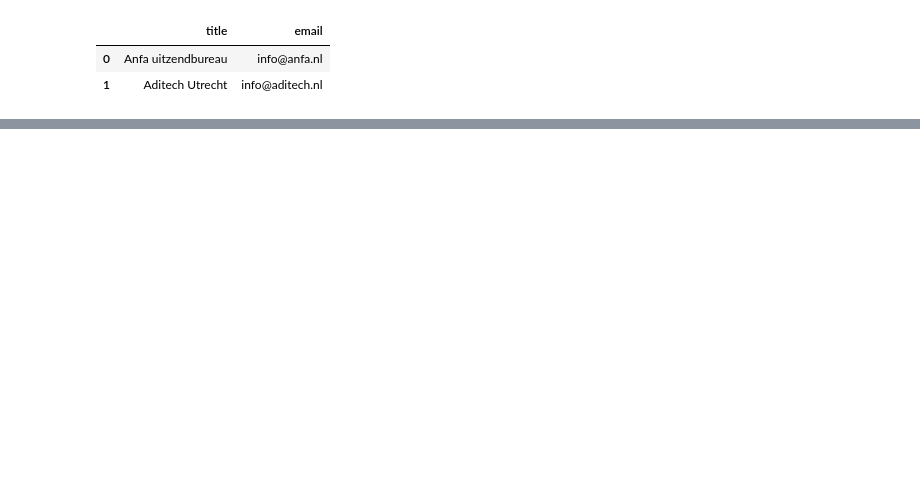
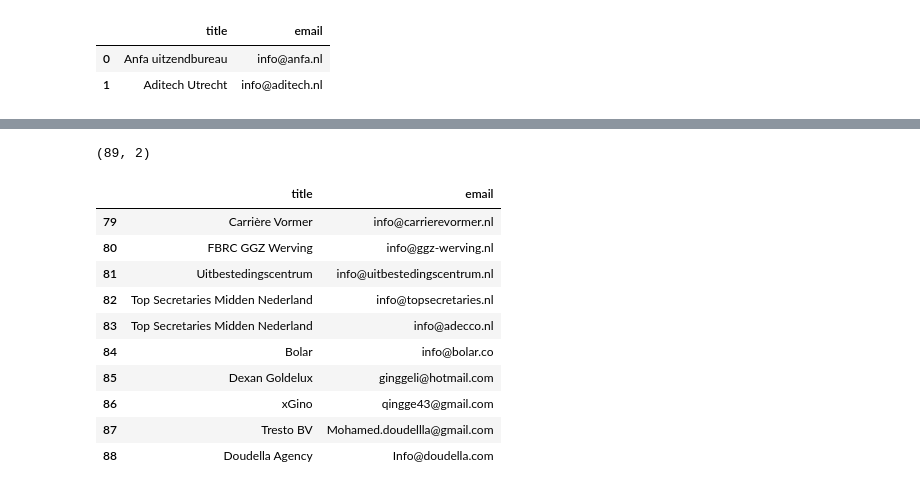
Before and after one commit to xgino/bolar, a Jupyter notebook: market_research/send_email.ipynb, the cells around one changed output, grey strips where cells are left out. Cells and saved outputs as stored; diff of their text form; code cells hidden in the pictures; blank space fills up the shorter version.

```diff
--- a/market_research/send_email.ipynb
+++ b/market_research/send_email.ipynb
@@ -40,0 +34,10 @@ df.shape
+# %%
+# Split the 'email' column into multiple rows with the same title
+df_copy = duplicate_rows.assign(email=duplicate_rows['email'].str.split(','))
+
+# Explode the DataFrame to create a new row for each email
+df_copy = df_copy.explode('email').reset_index(drop=True)
+
+# Display the modified DataFrame
+print("\nModified DataFrame:")
+print(df_copy[['title', 'email']])
@@ -40,0 +49,9 @@ df.shape
+# %%
+# Remove rows with duplicate emails from the original DataFrame
+df = df[~df.index.isin(duplicate_rows.index)]
+
+# Merge the modified DataFrame back into the original DataFrame
+df = pd.concat([df, df_copy], ignore_index=True)
+
+# Display the updated DataFrame
+print("\nUpdated DataFrame:")
@@ -40,0 +64,15 @@ df.shape
+# %%
+# Create a DataFrame
+test_data = {'title': ['Bolar', 'Dexan Goldelux', 'xGino', 'Tresto BV', 'Doudella Agency'],
+        'email': ['info@bolar.co', 'ginggeli@hotmail.com', 'qingge43@gmail.com', 'Mohamed.doudellla@gmail.com', 'Info@doudella.com']}
+
+test_df = pd.DataFrame(test_data)
+
+# Save the DataFrame to a CSV file
+test_df.to_csv('test_emails.csv', index=False)
+
+print("CSV file created successfully.")
+
+# Load CSV data into DataFrame
+test_df = pd.read_csv('test_emails.csv')
+test_df.head()
@@ -40,0 +87,19 @@ df.shape
+# %%
+df = pd.concat([df, test_df], ignore_index=True)
+df.shape
+# %% [output]
+(89, 2)
+# %%
+df.tail(10)
+# %% [output]
+|  | title | email |
+| 79 | Carrière Vormer | info@carrierevormer.nl |
+| 80 | FBRC GGZ Werving | info@ggz-werving.nl |
+| 81 | Uitbestedingscentrum | info@uitbestedingscentrum.nl |
+| 82 | Top Secretaries Midden Nederland | info@topsecretaries.nl |
+| 83 | Top Secretaries Midden Nederland | info@adecco.nl |
+| 84 | Bolar | info@bolar.co |
+| 85 | Dexan Goldelux | ginggeli@hotmail.com |
+| 86 | xGino | qingge43@gmail.com |
+| 87 | Tresto BV | Mohamed.doudellla@gmail.com |
+| 88 | Doudella Agency | Info@doudella.com |
```
Also changed, not shown: parts of 11 cells of this notebook.
